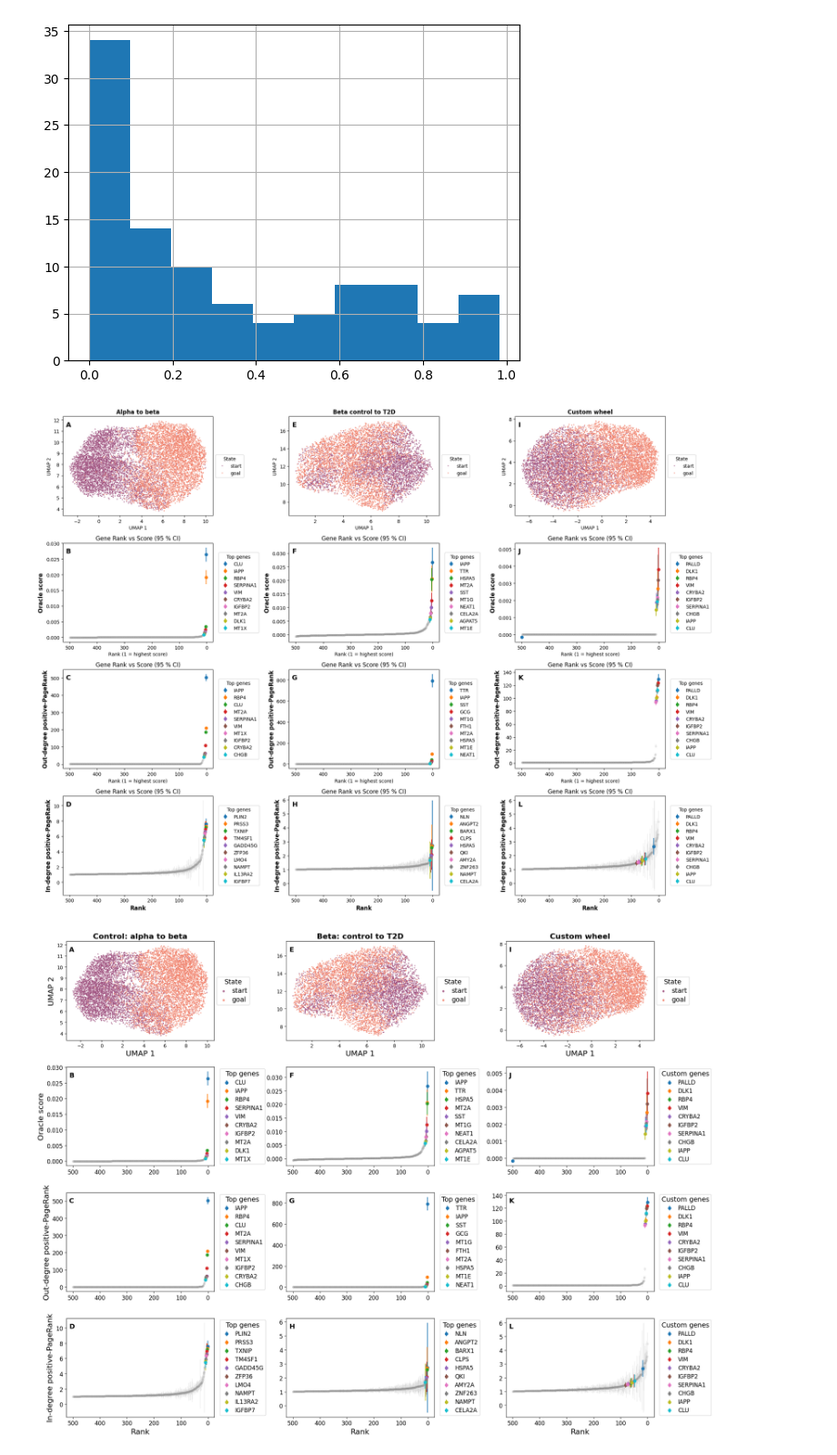
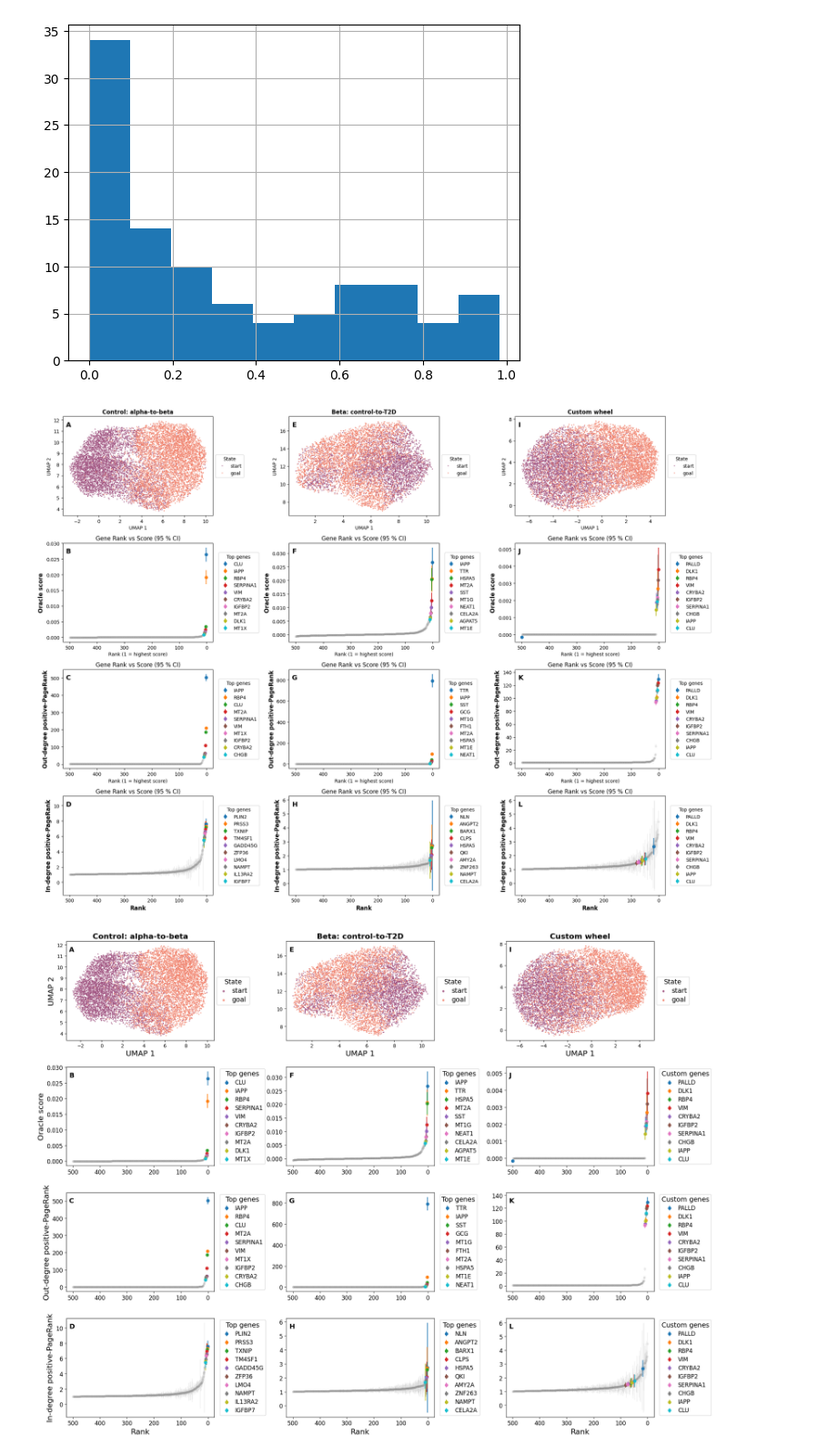
Before and after one commit to Jesse-Islam/reproduce_thesis, a Jupyter notebook: chapter_02/analyses/nozig/simulationPlotter_nozig.ipynb, the cells around one changed output. Shown at 91% size. Cells and saved outputs as stored; diff of their text form; code cells hidden in the pictures.

```diff
--- a/chapter_02/analyses/nozig/simulationPlotter_nozig.ipynb
+++ b/chapter_02/analyses/nozig/simulationPlotter_nozig.ipynb
@@ -468,35 +468,35 @@ def assemble_multiplot(dataframes, umap_data, score_columns, label_col,
     axes[4].text(0.02, 0.95, subplot_labels[4], transform=axes[4].transAxes,fontsize=14, fontweight="bold", va="top")
     axes[5].text(0.02, 0.95, subplot_labels[5], transform=axes[5].transAxes,fontsize=14, fontweight="bold", va="top")
     axes[6].text(0.02, 0.95, subplot_labels[6], transform=axes[6].transAxes,fontsize=14, fontweight="bold", va="top")
     axes[7].text(0.02, 0.95, subplot_labels[7], transform=axes[7].transAxes,fontsize=14, fontweight="bold", va="top")
     axes[8].text(0.02, 0.95, subplot_labels[8], transform=axes[8].transAxes,fontsize=14, fontweight="bold", va="top")
     axes[9].text(0.02, 0.95, subplot_labels[9], transform=axes[9].transAxes,fontsize=14, fontweight="bold", va="top")
     axes[10].text(0.02, 0.95, subplot_labels[10], transform=axes[10].transAxes,fontsize=14, fontweight="bold", va="top")
     axes[11].text(0.02, 0.95, subplot_labels[11], transform=axes[11].transAxes,fontsize=14, fontweight="bold", va="top")
     plt.tight_layout()
     plt.show()
     return fig
 
 umapa2b=pd.read_csv(f"{main_path}{atob_outdir}/alphatobetaUMAP.csv")
 umapwheel=pd.read_csv(f"{main_path}{wheel_outdir}/customalphatobetaUMAP.csv")
 umapttoc=pd.read_csv(f"{main_path}{ttoc_outdir}/t2dtocontrolUMAP.csv")
 # Example usage with three dataframes and three score columns
 dataframes = [atob, ttoc, wheel]  # Replace with actual DataFrames
 score_columns = ['oracle_score', 'out_degree_pagerank_positive','in_degree_pagerank_positive']  # Replace with actual column names
 
 fig = assemble_multiplot(
     dataframes=dataframes,
     umap_data=[umapa2b, umapttoc, umapwheel],
     score_columns=score_columns,
     label_col='label',
-    dataset_names=['Alpha to beta', 'Beta control to T2D', 'Custom wheel'],  # Custom row labels
+    dataset_names=['Control: alpha-to-beta', 'Beta: control-to-T2D', 'Custom wheel'],
     score_titles=['Oracle score', 'Out-degree positive-PageRank', 'In-degree positive-PageRank'],      # Custom column titles
     x_axis_label='Rank'  # Custom X-axis label
 )
 
 fig.savefig(main_path+'nozig_SimulationResults.png')
 # %% [output]
-[figure, old version]
+[figure, new version]
 # %%
 import numpy as np
 import pandas as pd
```
Also changed, not shown: parts of 3 cells of this notebook, 40 other files.
